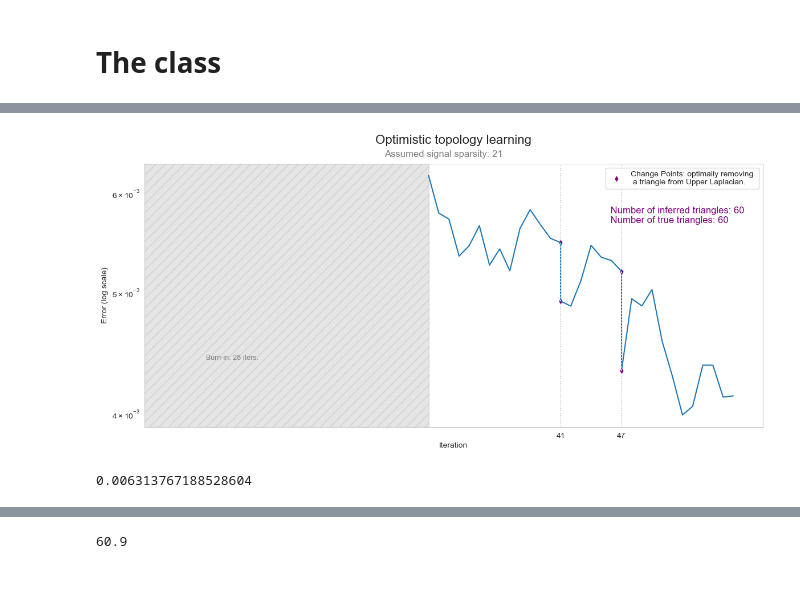
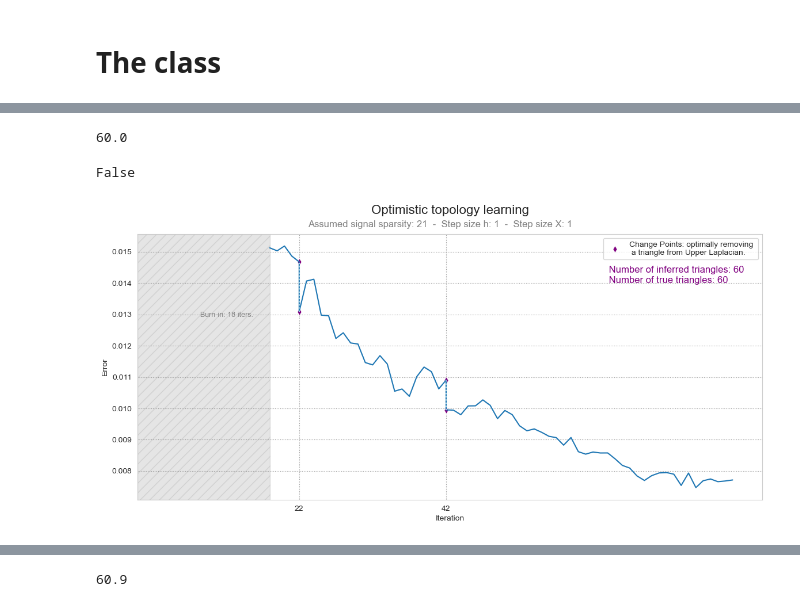
Before and after one commit to Engrima18/TSP-DictionaryLearning, a Jupyter notebook: learning.ipynb, the cells around one changed output, grey strips where cells are left out. Saved outputs shown, nothing was run; the diff lists cells and outputs as text; code cells hidden in the pictures; blank space fills up the shorter version.

```diff
--- a/learning.ipynb
+++ b/learning.ipynb
@@ -45,7 +45,7 @@ tol = 1e-7 # tolerance for Patience
 lambda_ = 1e-7 # l2 multiplier
 verbose = True
 # %%
-params={'dictionary_type':dictionary_type,
+gen_params={'dictionary_type':dictionary_type,
         'm_train':m_train,
         'm_test':m_test,
         'P':P,
@@ -58,7 +58,7 @@ params={'dictionary_type':dictionary_type,
         'n_sim':n_sim,
         'prob_T':prob_T}
 # %%
-load_data = generate_data(Lu, Ld, **params)
+load_data = generate_data(Lu, Ld, **gen_params)
 
 D_true = load_data['D_true']
 Y_train = load_data['Y_train']
@@ -678,7 +579,11 @@ class TspSolver:
         # Check if we are executing the first recursive iteration
         if np.all(Lu_new == None):
             T = B2.shape[1]
-            filter = np.ones(T) if mode=="optimistic" else np.zeros(T)
+            if mode=="optimistic":
+                filter = np.ones(T)
+            else:
+                filter = np.zeros(T)
+                self.update_Lu(np.zeros(self.Lu.shape)) # start with an "empty" upper Laplacian
         else:
             self.update_Lu(Lu_new)
 
@@ -714,7 +619,10 @@ class TspSolver:
             filter = np.diagonal(S)
 
             if verbose:
-                print(f'Removing 1 triangle from topology... \n ... New min test error: {candidate_error} !')
+                if mode=="optimistic":
+                    print(f'Removing 1 triangle from topology... \n ... New min test error: {candidate_error} !')
+                else:
+                    print(f'Adding 1 triangle to topology... \n ... New min test error: {candidate_error} !')
 
             return self.learn_upper_laplacian(h_prior=self.h_opt,
                                               Lu_new=Lu_new,
@@ -754,12 +662,15 @@ topoX= TspSolver(X_train=X_train[:, :, s],
                 n=40,
                 sub_size=100)
 
+step_h=1
+step_x=1
+
 min_error_test, history, Lu_new = topoX.learn_upper_laplacian(lambda_=lambda_,
                                                               max_iter=max_iter,
                                                               patience=patience,
                                                               tol=tol,
-                                                              step_h=0.3,
-                                                              step_x=0.96,
+                                                              step_h=step_h,
+                                                              step_x=step_x,
                                                               verbose=True)
 # %% [output]
 Removing 1 triangle from topology...
@@ -769,3 +715,11 @@ Removing 1 triangle from topology...
+# %%
+np.sum(topoX.Lu)
+# %% [output]
+60.0
+# %%
+np.all(topoX.Lu == Lu)
+# %% [output]
+False
 # %%
 import seaborn as sns
 import matplotlib.pyplot as plt
@@ -773,7 +727,8 @@ import warnings
 
 warnings.filterwarnings('ignore')
 
-burn_in = 0.65
+T = int(np.ceil(nu*(1-prob_T)))
+burn_in = 0.75
 start_iter = 0
 end_iter = 0
 change_points = []
@@ -801,40 +756,36 @@ change_points = np.array(change_points[:-1])
 change_points_y1 = np.array(change_points_y1[:-1])
 change_points_y2 = np.array(change_points_y2[1:])
 # change_points_y = plt_data[plt_data['x'].isin(change_points)].y.to_numpy()[np.arange(0, len(change_points), 1)]
 
 plt.figure(figsize=(14, 6))
 sns.set_style("whitegrid", {"grid.color": ".6", "grid.linestyle": ":"})
 
 my_plt = sns.lineplot(x=plt_data['x'],y=plt_data['y'], estimator=None, sort=False)
 
 # Change-points
 sns.scatterplot(x=np.hstack([change_points, change_points]),
                  y=np.hstack([change_points_y1, change_points_y2]),
                  label='Change Points: optimally removing \n a triangle from Upper Laplacian.',
                  color='purple', marker='d')
 
 plt.vlines(x=change_points, color='lightblue', linestyle='dotted',
            ymax=change_points_y1, ymin=change_points_y2)
 
 # Burn-in area
 plt.axvspan(0, burn_in_iter, color='grey', alpha=0.2, hatch='//')
 x0, xmax = plt.xlim()
 y0, ymax = plt.ylim()
 my_plt.set_title(f'Optimistic topology learning',fontsize=16, pad=25)
-plt.suptitle(f'Assumed signal sparsity: {k0}', fontsize=12, color='gray', x=0.5, y=0.92)
-plt.text(y=ymax*0.7, x=xmax*0.1, s=f'Burn-in: {burn_in_iter} iters.', fontsize=9, color='gray')
+plt.suptitle(f'Assumed signal sparsity: {k0}  -  Step size h: {step_h}  -  Step size X: {step_x}', fontsize=12, color='gray', x=0.5, y=0.92)
+plt.text(y=ymax*0.83, x=xmax*0.1, s=f'Burn-in: {burn_in_iter} iters.', fontsize=9, color='gray')
 plt.text(s=f' Number of inferred triangles: {nu - change_points.shape[0]} \n Number of true triangles: {nu-T}',
          y=ymax*0.9, x=xmax*0.75, fontsize=12, color='purple')
 my_plt.set_xlabel('Iteration')
-my_plt.set_ylabel('Error (log scale)')
+my_plt.set_ylabel('Error')
 plt.xticks(change_points)
-plt.yticks([])
+# plt.yticks([])
 plt.xlim(left=0)
-plt.yscale('log')
+#plt.yscale('log')
 plt.show()
 # %% [output]
-[figure, old version]
+[figure, new version]
-# %%
-ymax
-# %% [output]
-0.006313767188528604
```
Also changed, not shown: parts of 10 cells of this notebook, 5 other files.
